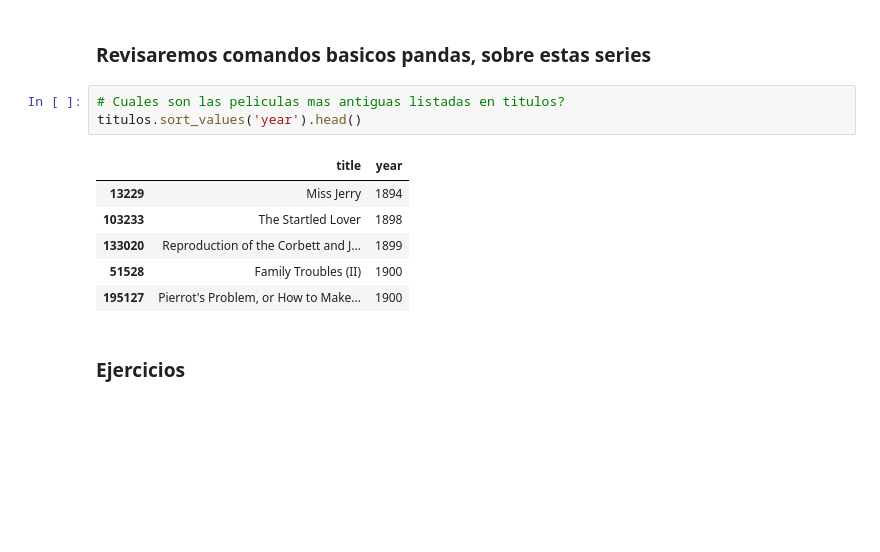
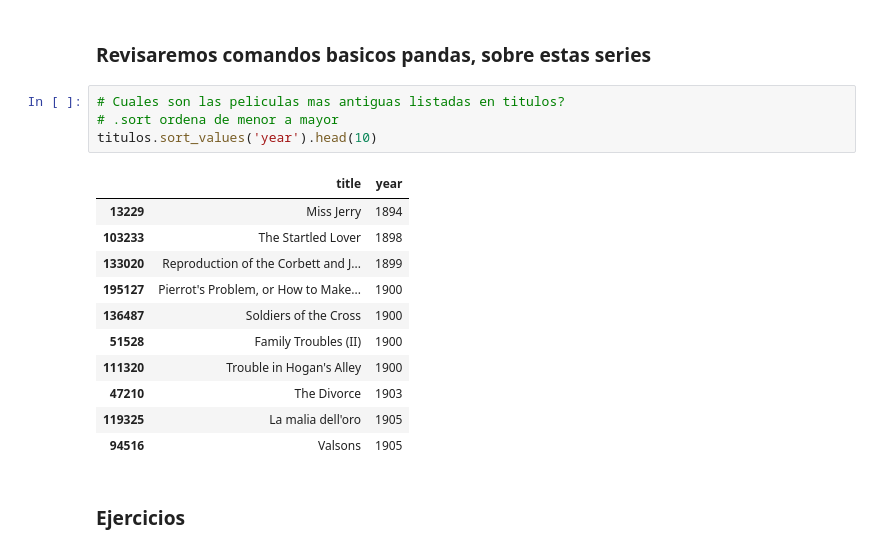
Before and after one commit to GRuesga/I.-Programacion-I, a Jupyter notebook: Unidad II/4. pandas-ejercicios-1.ipynb, the cells around one changed output. Drawn from its saved outputs; the diff is of its cells as text; blank space fills up the shorter version.

```diff
--- a/Unidad II/4. pandas-ejercicios-1.ipynb
+++ b/Unidad II/4. pandas-ejercicios-1.ipynb
@@ -42,14 +47,20 @@ len(titulos)
 ### Revisaremos comandos basicos pandas, sobre estas series
 # %%
 # Cuales son las peliculas mas antiguas listadas en titulos?
-titulos.sort_values('year').head()
+# .sort ordena de menor a mayor
+titulos.sort_values('year').head(10)
 # %% [output]
 |  | title | year |
 | 13229 | Miss Jerry | 1894 |
 | 103233 | The Startled Lover | 1898 |
 | 133020 | Reproduction of the Corbett and J... | 1899 |
+| 195127 | Pierrot's Problem, or How to Make... | 1900 |
+| 136487 | Soldiers of the Cross | 1900 |
 | 51528 | Family Troubles (II) | 1900 |
-| 195127 | Pierrot's Problem, or How to Make... | 1900 |
+| 111320 | Trouble in Hogan's Alley | 1900 |
+| 47210 | The Divorce | 1903 |
+| 119325 | La malia dell'oro | 1905 |
+| 94516 | Valsons | 1905 |
 # %% [markdown]
 ### Ejercicios
 # %%
```
Also changed, not shown: parts of 8 cells of this notebook, 4 other files.
